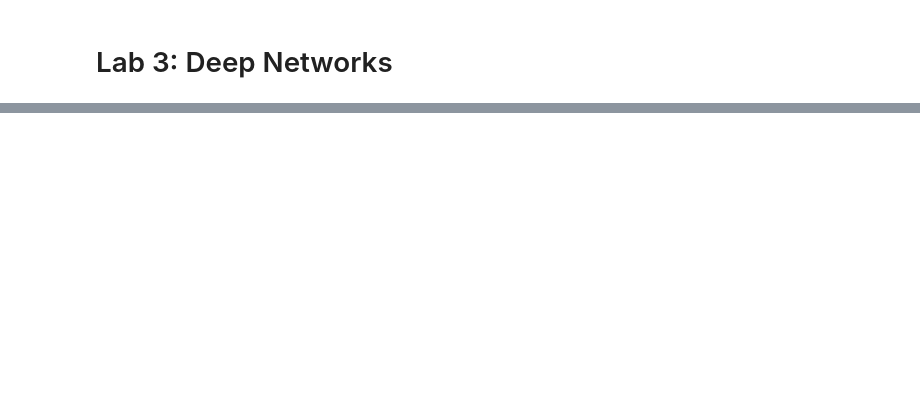
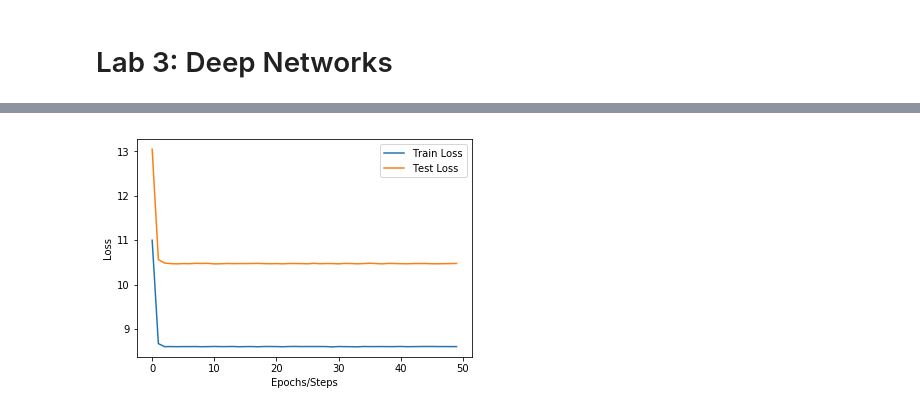
Before and after one commit to nyumc-dl/BMSC-GA-4493-Spring2019, a Jupyter notebook: lab3/Lab3_deep_networks.ipynb, the cells around one changed output, grey strips where cells are left out. Saved outputs shown, nothing was run; the diff lists cells and outputs as text; code cells hidden in the pictures; blank space fills up the shorter version.

```diff
--- a/lab3/Lab3_deep_networks.ipynb
+++ b/lab3/Lab3_deep_networks.ipynb
@@ -111,11 +160,3 @@ def batch_grad_descent(X, y, alpha=0.01, num_step=1000):
 
 
     return (best_theta, train_loss_hist, test_loss_hist)
-# %%
-_, train_loss, test_loss = batch_grad_descent((X_train, X_test), (y_train, y_test))
-x = np.arange(train_loss.shape[0])
-plt.plot(x, train_loss, label="Train Loss")
-plt.plot(x, test_loss, label="Test Loss")
-
-plt.legend()
-plt.show()
@@ -168,10 +231,2 @@ def minibatch_grad_descent(X, y, batch_size=50, alpha=0.01, num_epoch=50):
 
     return (best_theta, train_loss_hist, test_loss_hist)
-# %%
-_, train_loss, test_loss = minibatch_grad_descent((X_train, X_test), (y_train, y_test))
-x = np.arange(train_loss.shape[0])
-plt.plot(x, np.mean(train_loss, axis=1), label="Train Loss")
-plt.plot(x, np.mean(test_loss, axis=1), label="Test Loss")
-
-plt.legend()
-plt.show()
@@ -187,0 +246,7 @@ How can you modify minibatch gradient descent to make it work for PyTorch?
+# %%
+# Converting data from numpy array to torch tensor
+def array2tensor(data):
+    res = []
+    for d in data:
+        res.append(torch.from_numpy(d).float())
+    return res
@@ -187,0 +308,17 @@ How can you modify minibatch gradient descent to make it work for PyTorch?
+# %%
+# Define network structure in PyTorch
+class affineNet(nn.Module):
+    def __init__(self, in_features, out_features=1):
+        super(affineNet, self).__init__()
+        self.net = nn.Linear(in_features, out_features)
+
+    def forward(self, x):
+        out = self.net(x)
+        return out
+
+# Define affineNet model instance with 3 input features
+model = affineNet(3)
+res = train(array2tensor(data_deg2), model)
+plot_loss(res)
+# %% [output]
+[figure, added]
```
Also changed, not shown: parts of 26 cells of this notebook.
